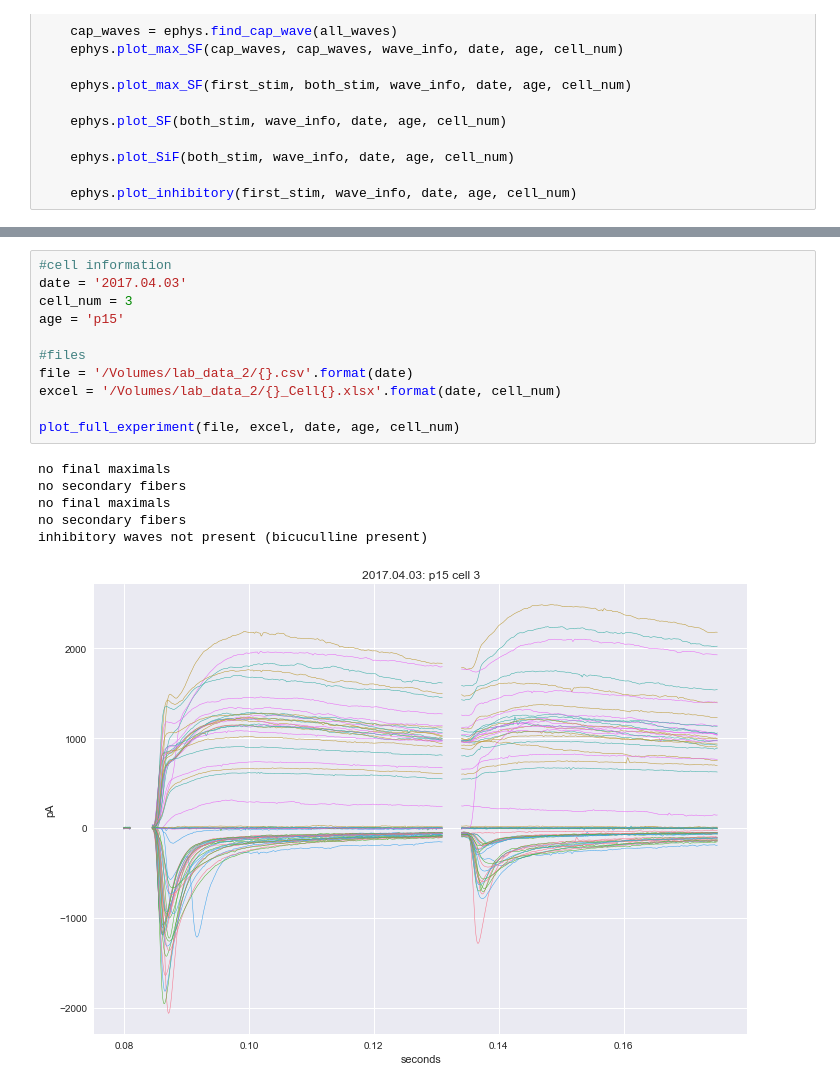
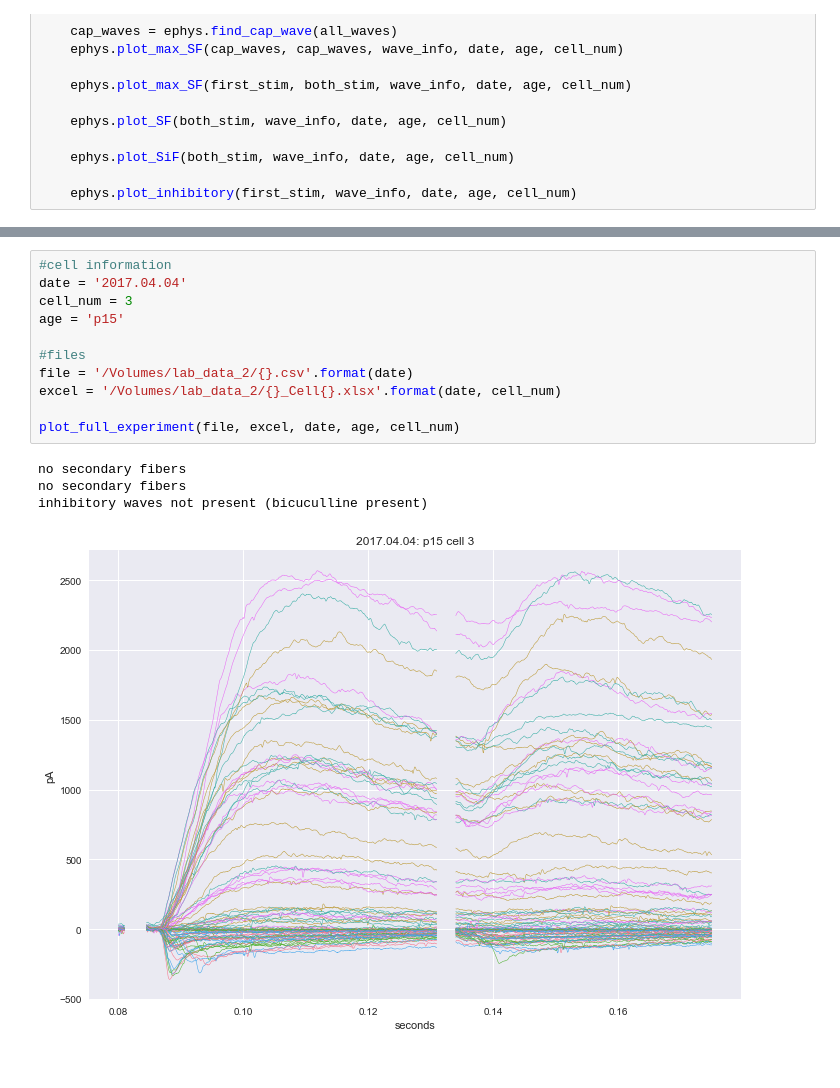
Before and after one commit to yuwie10/ephysAnalysis, a Jupyter notebook: plot_cells_template.ipynb, the cells around one changed output, grey strips where cells are left out. Saved outputs shown, nothing was run; the diff lists cells and outputs as text.

```diff
--- a/plot_cells_template.ipynb
+++ b/plot_cells_template.ipynb
@@ -104,18 +101,16 @@ inhibitory waves not present (bicuculline present)
 # %%
 #cell information
-date = '2017.04.03'
+date = '2017.04.04'
 cell_num = 3
 age = 'p15'
 
 #files
 file = '/Volumes/lab_data_2/{}.csv'.format(date)
 excel = '/Volumes/lab_data_2/{}_Cell{}.xlsx'.format(date, cell_num)
 
 plot_full_experiment(file, excel, date, age, cell_num)
 # %% [output]
-no final maximals
 no secondary fibers
-no final maximals
 no secondary fibers
 inhibitory waves not present (bicuculline present)
-[figure, old version]
+[figure, new version]
```
Also changed, not shown: parts of 4 cells of this notebook, 5 other files.
